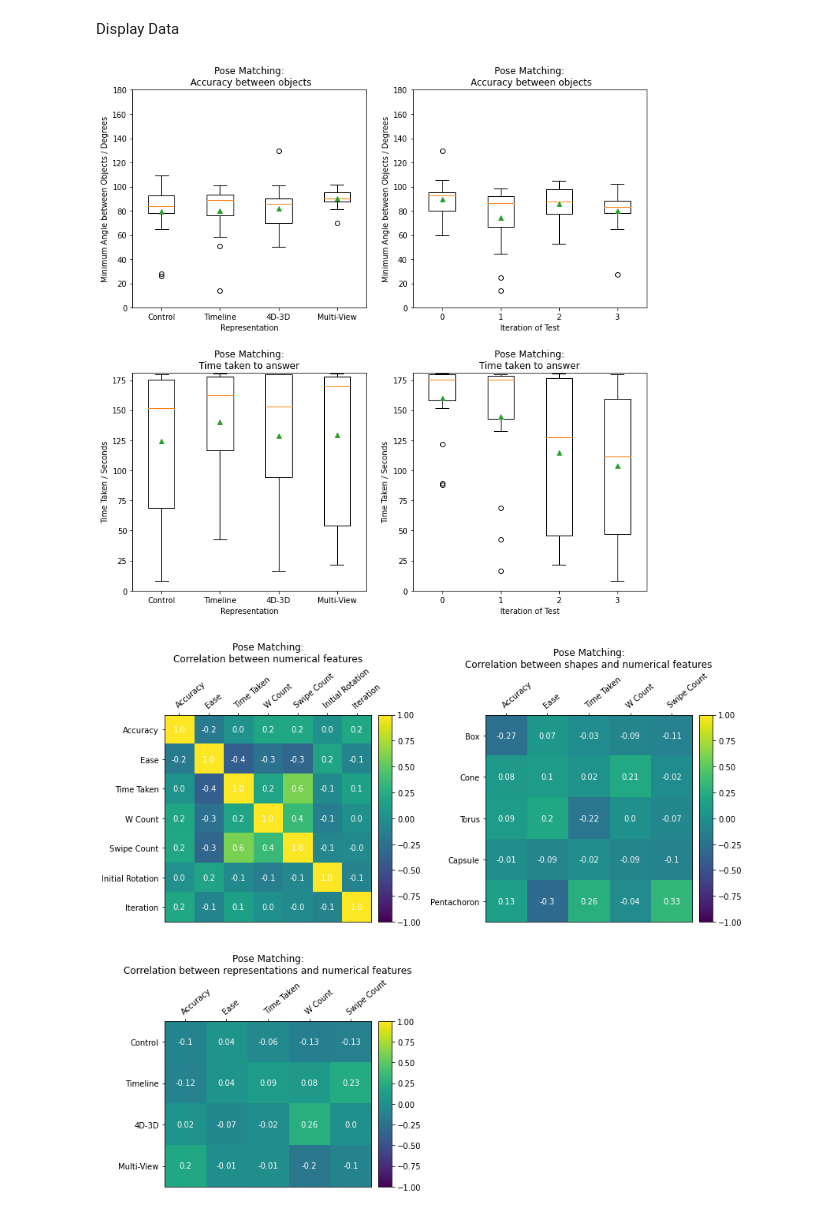
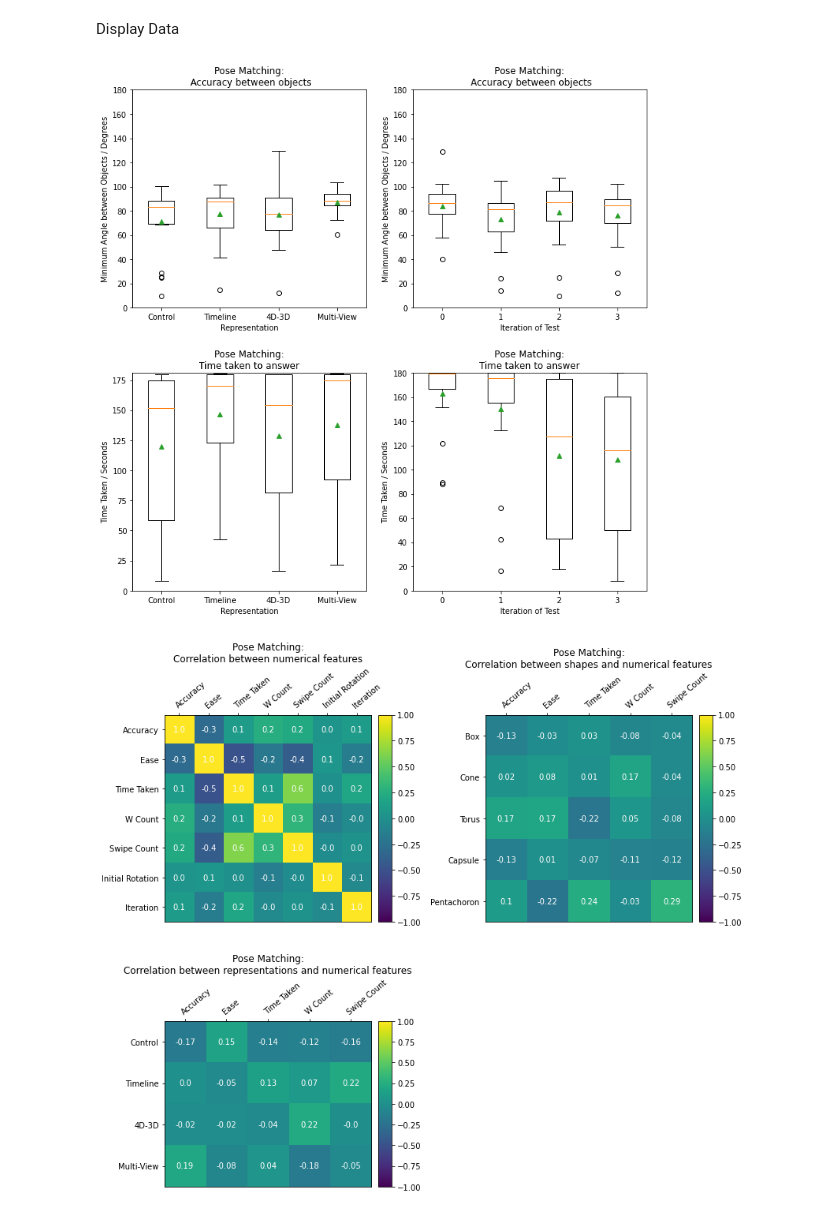
Before and after one commit to JoeSubbi/3D-Renderer-for-4D-Objects, a Jupyter notebook: Data Analysis/MultiFileAnalysis.ipynb, the cells around one changed output. Saved outputs shown, nothing was run; the diff lists cells and outputs as text; code cells hidden in the pictures.

```diff
--- a/Data Analysis/MultiFileAnalysis.ipynb
+++ b/Data Analysis/MultiFileAnalysis.ipynb
@@ -21,7 +21,7 @@ data_files = [
     "3-30-01-2022-19-00.json",
     "4-31-01-2022-16-00.json",
     "5-05-02-2022-17-00.json",
-    #""
+    "6-12-02-2022-22-00.json"
 ]
 
 RESULT_MULTIPLIER = len(data_files) # Determine how many times a test has occurred per representation
@@ -1206,35 +1207,35 @@ ax0.set_ylabel("Minimum Angle between Objects / Degrees")
 ax0.set_xlabel("Representation")
 
 ax1.set_title("Pose Matching:\n Accuracy between objects")
 x = POSE_accuracy_data(ordered_data).keys()
 d = [i for i in POSE_accuracy_data(ordered_data).values()]
 ax1.boxplot( d, showmeans=True )
 ax1.set_xticks(order, x)
 ax1.set_ylim((0, 180))
 ax1.set_ylabel("Minimum Angle between Objects / Degrees")
 ax1.set_xlabel("Iteration of Test")
 
 ax2.set_title("Pose Matching:\nTime taken to answer")
 x = POSE_time_data(compiled_data).keys()
 d = [i for i in POSE_time_data(compiled_data).values()]
 ax2.boxplot( d, showmeans=True )
 ax2.set_xticks(order, x)
 ax2.set_ylim((0, 181))
 ax2.set_ylabel("Time Taken / Seconds")
 ax2.set_xlabel("Representation")
 
 ax3.set_title("Pose Matching:\nTime taken to answer")
 x = POSE_time_data(ordered_data).keys()
 d = [i for i in POSE_time_data(ordered_data).values()]
 ax3.boxplot( d, showmeans=True )
 ax3.set_xticks(order, x)
-ax3.set_ylim((0, 181))
+ax3.set_ylim((0, 180))
 ax3.set_ylabel("Time Taken / Seconds")
 ax3.set_xlabel("Iteration of Test")
 
 plt.savefig("figures/pose_matching_stats.png")
 # %% [output]
-[figure, old version]
+[figure, new version]
 # %%
 fig = plt.figure(figsize = (12, 13))
 ax0 = fig.add_subplot(221)
```
Also changed, not shown: parts of 6 cells of this notebook, 10 other files.
